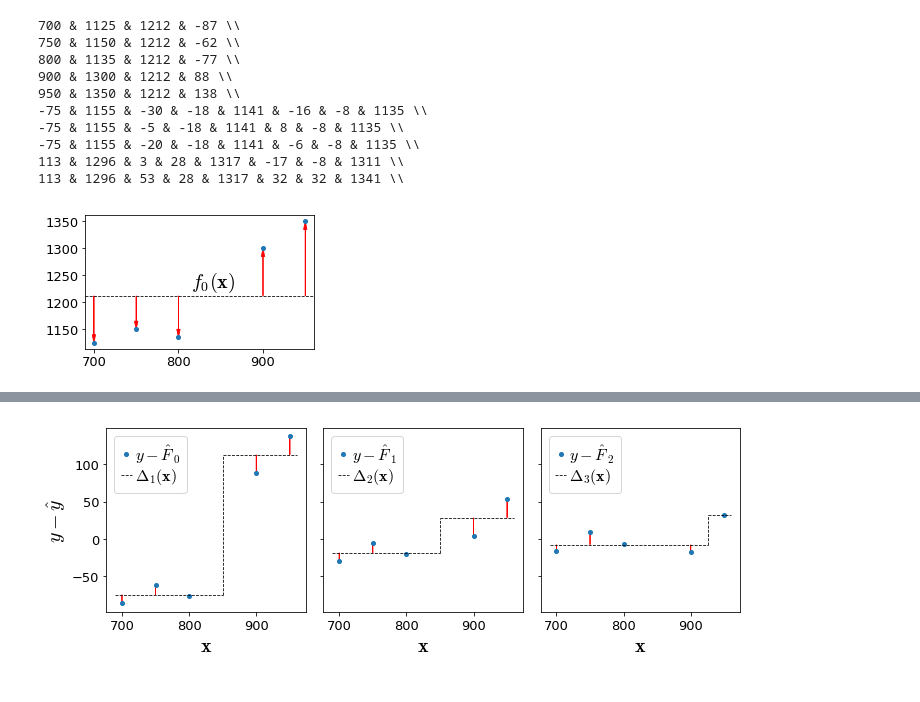
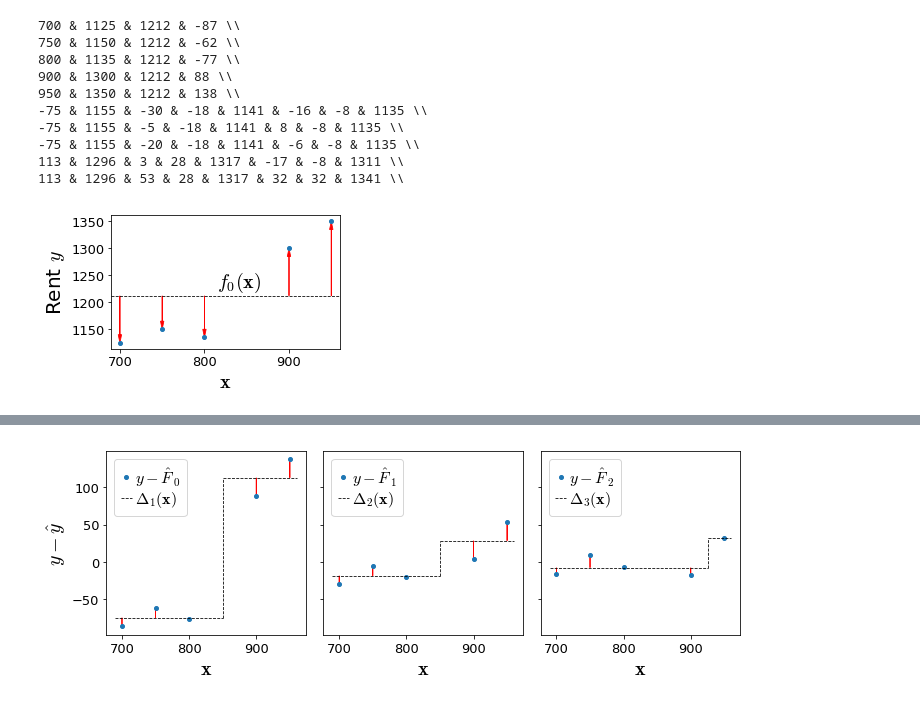
Before and after one commit to parrt/ml-articles, a Jupyter notebook: gradient-boosting/notebooks/dev.ipynb, the cells around one changed output, grey strips where cells are left out. Cells and saved outputs as stored; diff of their text form; code cells hidden in the pictures.

```diff
--- a/gradient-boosting/notebooks/dev.ipynb
+++ b/gradient-boosting/notebooks/dev.ipynb
@@ -17,9 +17,13 @@ bookcolors = {'crimson': '#a50026', 'red': '#d73027', 'redorange': '#f46d43',
               'babyblue': '#abd9e9', 'lightblue': '#74add1', 'blue': '#4575b4',
               'purple': '#313695'}
 # %%
-df = pd.DataFrame(data={"sqfeet":[700,950,800,900,750]})
-df["rent"] = pd.Series([1125,1350,1135,1300,1150])
-df = df.sort_values('sqfeet')
+def data():
+    df = pd.DataFrame(data={"sqfeet":[700,950,800,900,750]})
+    df["rent"] = pd.Series([1125,1350,1135,1300,1150])
+    df = df.sort_values('sqfeet')
+    return df
+
+df = data()
 df
 # %% [output]
 |  | sqfeet | rent |
@@ -101,23 +95,27 @@ for i in range(len(df)):
 113 & 1296 & 53 & 28 & 1317 & 32 & 32 & 1341 \\
 # %%
 f0 = df.rent.mean()
-fig, axes = plt.subplots(nrows=1, ncols=1, figsize=(4, 2.5), sharex=True)
+fig, ax = plt.subplots(nrows=1, ncols=1, figsize=(4, 2.5), sharex=True)
 plt.tight_layout()
-axes.plot(df.sqfeet,df.rent,'o', linewidth=.8, markersize=4)
-axes.plot([df.sqfeet.min()-10,df.sqfeet.max()+10], [f0,f0],
+ax.plot(df.sqfeet,df.rent,'o', linewidth=.8, markersize=4)
+ax.plot([df.sqfeet.min()-10,df.sqfeet.max()+10], [f0,f0],
          linewidth=.8, linestyle='--', c='k')
-axes.set_xlim(df.sqfeet.min()-10,df.sqfeet.max()+10)
-axes.text(815, f0+15, r"$f_0({\bf x})$", fontsize=20)
+ax.set_xlim(df.sqfeet.min()-10,df.sqfeet.max()+10)
+ax.text(815, f0+15, r"$f_0({\bf x})$", fontsize=20)
+
+ax.set_ylabel(r"Rent $y$", fontsize=20)
+ax.set_xlabel(r"${\bf x}$", fontsize=20)
+
 # draw arrows
 for x,y,yhat in zip(df.sqfeet,df.rent,df.F0):
     if y-yhat!=0:
-        axes.arrow(x, yhat, 0, y-yhat,
+        ax.arrow(x, yhat, 0, y-yhat,
                   length_includes_head=True,
                   fc='r', ec='r',
                   linewidth=0.8,
                   head_width=4, head_length=15,
                  )
 
 plt.show()
 # %% [output]
-[figure, old version]
+[figure, new version]
```
Also changed, not shown: parts of 3 cells of this notebook, 1 other file.
